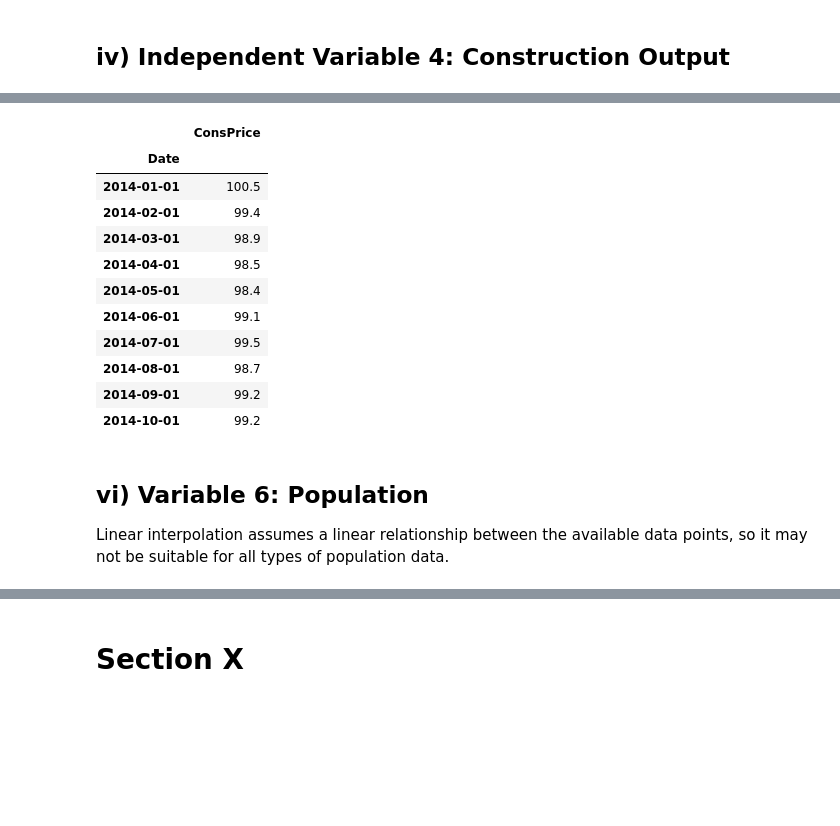
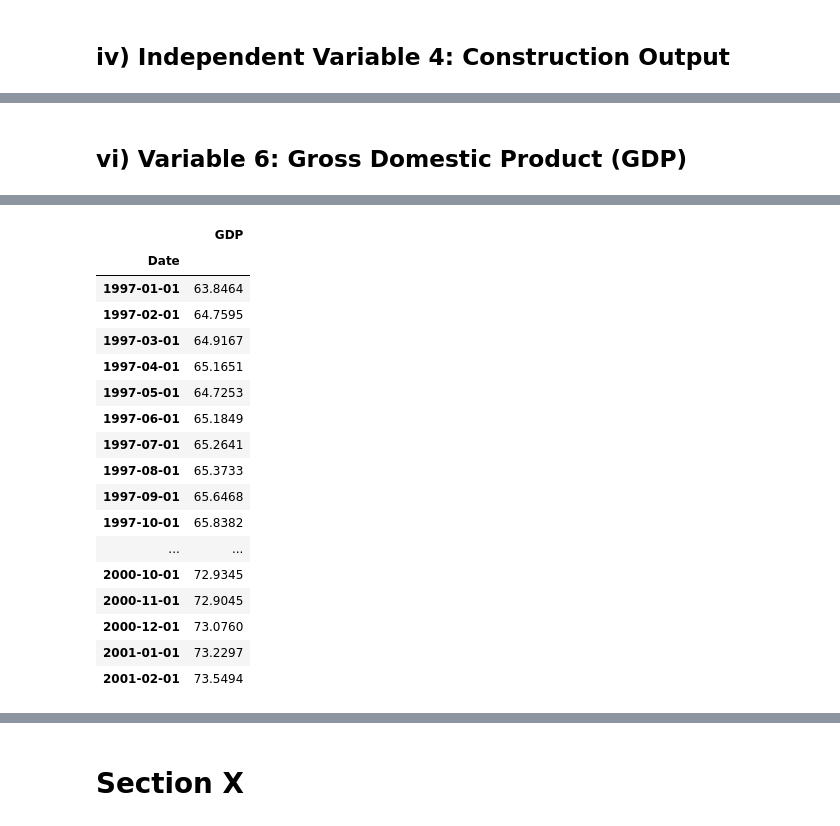
Before and after one commit to amyfthau/CFGSum23D1G4, a Jupyter notebook: Data_Cleaning.ipynb, the cells around one changed output, grey strips where cells are left out. Drawn from its saved outputs; the diff is of its cells as text; code cells hidden in the pictures; blank space fills up the shorter version.

```diff
--- a/Data_Cleaning.ipynb
+++ b/Data_Cleaning.ipynb
@@ -281,13 +279,15 @@ def save_clean_data(file_name, df, cleaned_files_list):
     df.to_csv(output_file_name, index=index)
 
     # Append the cleaned file name to the list
-    cleaned_files_list.append(output_file_name)
+    cleaned_files_list.append(f"{output_file_name}")
 
     # Print success
     print(f"CSV file {output_file_name} saved")
 
-    # Print the list of cleaned file names
-    print("Cleaned Files:", cleaned_files_list)
+    # Print the list of cleaned file names line by line
+    print("Cleaned Files:")
+    for file_name in cleaned_files_list:
+        print(file_name)
 # %% [markdown]
 # C) Import Data Around Depedent Variable/ Target/ Response Variable: House Prices (and their features)
 
@@ -829,24 +968,29 @@ c_output_df.head(10)
+# %% [markdown]
+## vi) Variable 6: Gross Domestic Product (GDP)
 # %%
-c_price_path = "/content/drive/MyDrive/CFGdegree_Sum23_D1_G4/Data_Collection/Predicting_House_Prices/construction_price.xlsx"
-c_price_df = pd.read_excel(c_price_path, sheet_name='All construction', header=4, skiprows=None, usecols='A:B')
+GDP_path = "/content/drive/MyDrive/CFGdegree_Sum23_D1_G4/Data_Collection/Predicting_House_Prices/monthlygdpto4dp.xlsx"
+GDP_df = pd.read_excel(GDP_path, sheet_name='Data_table' , header=3, skiprows=0, usecols='A:B')
 
-# Convert the 'Date' column to datetime format
-c_price_df['Time period'] = pd.to_datetime(c_price_df['Time period'], format='%Y %b')
+# Convert the 'Month' column to datetime format
+GDP_df['Month'] = pd.to_datetime(GDP_df['Month'], format='%Y%b')
 
-# Rename the 'Time period' column to 'Date'
-c_price_df = c_price_df.rename(columns={'Time period': 'Date'})
+# Rename columns by accessing column using its index
+column_index_to_rename = 0
+new_column_name = 'Date'
+GDP_df.rename(columns={GDP_df.columns[column_index_to_rename]: new_column_name}, inplace=True)
+column_index_to_rename = 1
+new_column_name = 'GDP'
+GDP_df.rename(columns={GDP_df.columns[column_index_to_rename]: new_column_name}, inplace=True)
 
 # Set the 'Date' column as the index
-c_price_df.set_index('Date', inplace=True)
+GDP_df.set_index('Date', inplace=True)
 
 # Sort the DataFrame based on the 'Date' column in ascending order
-c_price_df = c_price_df.sort_values(by='Date')
+GDP_df = GDP_df.sort_values(by='Date')
 
-# Rename column accessing column using its index
-column_index_to_rename = 0
-new_column_name = 'ConsPrice'
-c_price_df.rename(columns={c_price_df.columns[column_index_to_rename]: new_column_name}, inplace=True)
+# Save the DataFrame back to the CSV file
+save_clean_data("GDP_data", GDP_df, cleaned_files_list)
 
-# Print
-c_price_df.head(10)
+# c_output_df.head(100)
+GDP_df.head(50)
 # %% [output]
@@ -853,16 +1012,18 @@ c_price_df.head(10)
-|  | ConsPrice |
+|  | GDP |
 | Date |  |
-| 2014-01-01 | 100.5 |
-| 2014-02-01 | 99.4 |
-| 2014-03-01 | 98.9 |
-| 2014-04-01 | 98.5 |
-| 2014-05-01 | 98.4 |
-| 2014-06-01 | 99.1 |
-| 2014-07-01 | 99.5 |
-| 2014-08-01 | 98.7 |
-| 2014-09-01 | 99.2 |
-| 2014-10-01 | 99.2 |
+| 1997-01-01 | 63.8464 |
+| 1997-02-01 | 64.7595 |
+| 1997-03-01 | 64.9167 |
+| 1997-04-01 | 65.1651 |
+| 1997-05-01 | 64.7253 |
+| 1997-06-01 | 65.1849 |
+| 1997-07-01 | 65.2641 |
+| 1997-08-01 | 65.3733 |
+| 1997-09-01 | 65.6468 |
+| 1997-10-01 | 65.8382 |
+| ... | ... |
+| 2000-10-01 | 72.9345 |
+| 2000-11-01 | 72.9045 |
+| 2000-12-01 | 73.0760 |
+| 2001-01-01 | 73.2297 |
+| 2001-02-01 | 73.5494 |
-# %% [markdown]
-## vi) Variable 6: Population
-
-Linear interpolation assumes a linear relationship between the available data points, so it may not be suitable for all types of population data.
```
Also changed, not shown: parts of 25 cells of this notebook.
